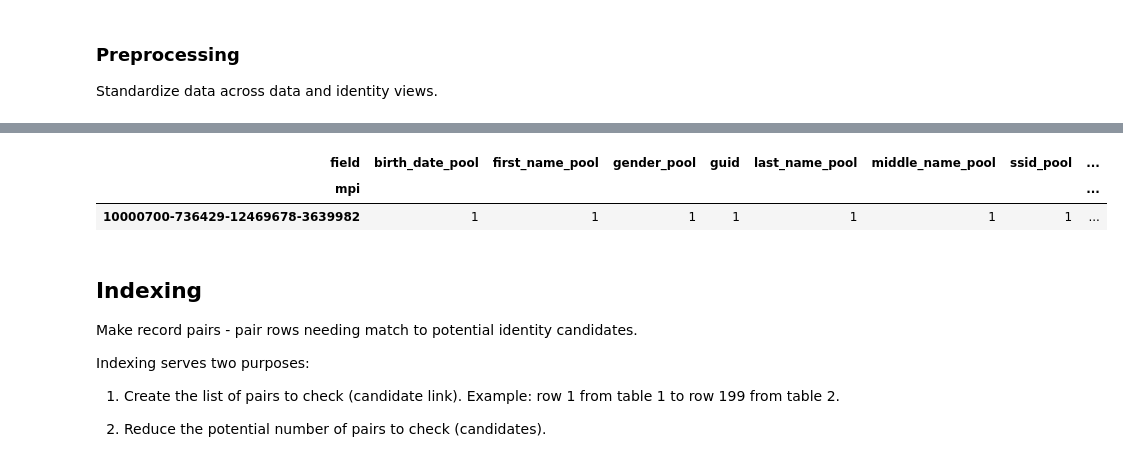
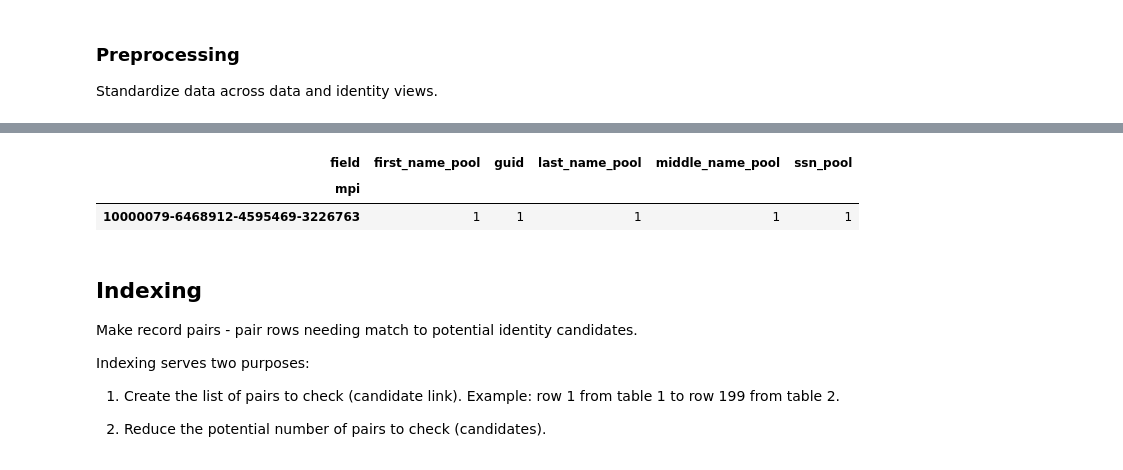
Before and after one commit to frellnick/mpi_demo, a Jupyter notebook: devbook.ipynb, the cells around one changed output, grey strips where cells are left out. Cells and saved outputs as stored; diff of their text form; code cells hidden in the pictures.

```diff
--- a/devbook.ipynb
+++ b/devbook.ipynb
@@ -63,7 +63,7 @@ Total MPI in system:  10000
 # %% [markdown]
 ## Load Data
 # %%
-source_tablename = 'ushe_students'
+source_tablename = 'dws_wages'
 # %%
 # Create a view of the data with mapped columns
 raw, subset = create_distinct_view(source_tablename)
@@ -143,9 +146,9 @@ id_data.head(1)
 # %%
-id_score.head(1)
+iscore.head(1)
 # %% [output]
-| field | birth_date_pool | first_name_pool | gender_pool | guid | last_name_pool | middle_name_pool | ssid_pool | ... |
-| mpi |  |  |  |  |  |  |  | ... |
-| 10000700-736429-12469678-3639982 | 1 | 1 | 1 | 1 | 1 | 1 | 1 | ... |
+| field | first_name_pool | guid | last_name_pool | middle_name_pool | ssn_pool |
+| mpi |  |  |  |  |  |
+| 10000079-6468912-4595469-3226763 | 1 | 1 | 1 | 1 | 1 |
 # %% [markdown]
 ## Indexing
 
```
Also changed, not shown: parts of 15 cells of this notebook, 2 other files.
